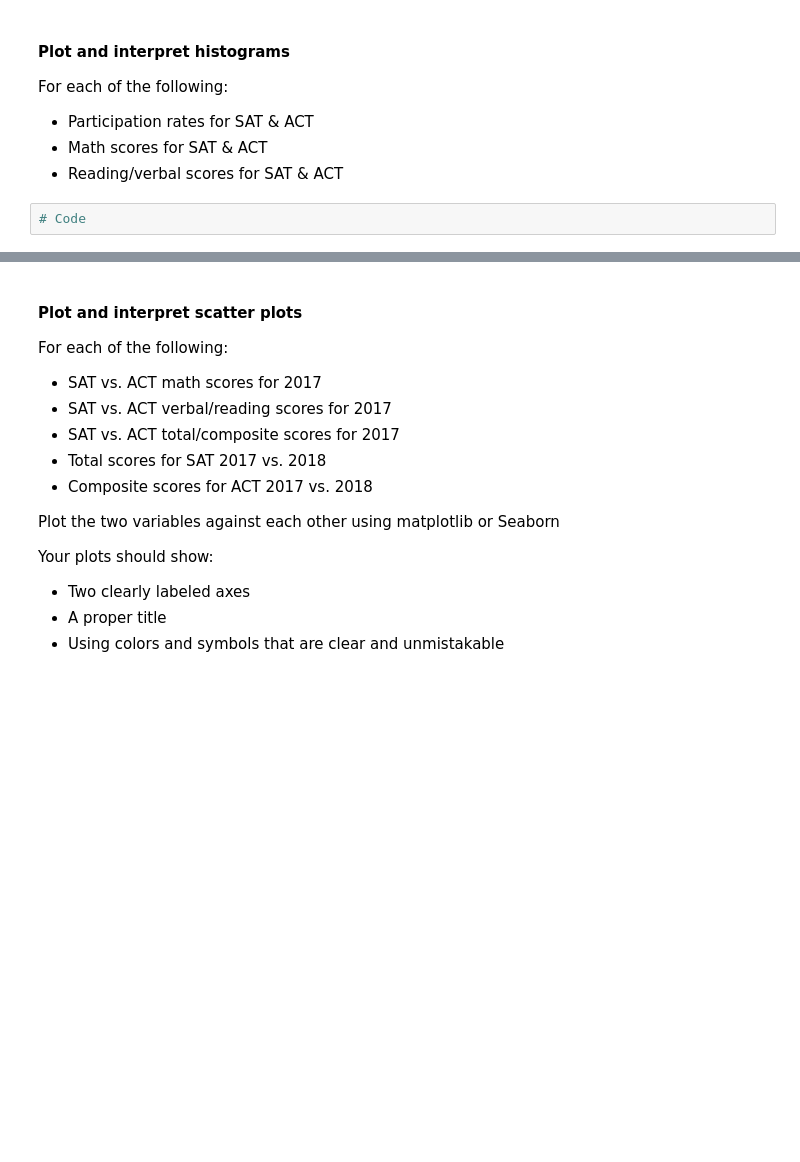
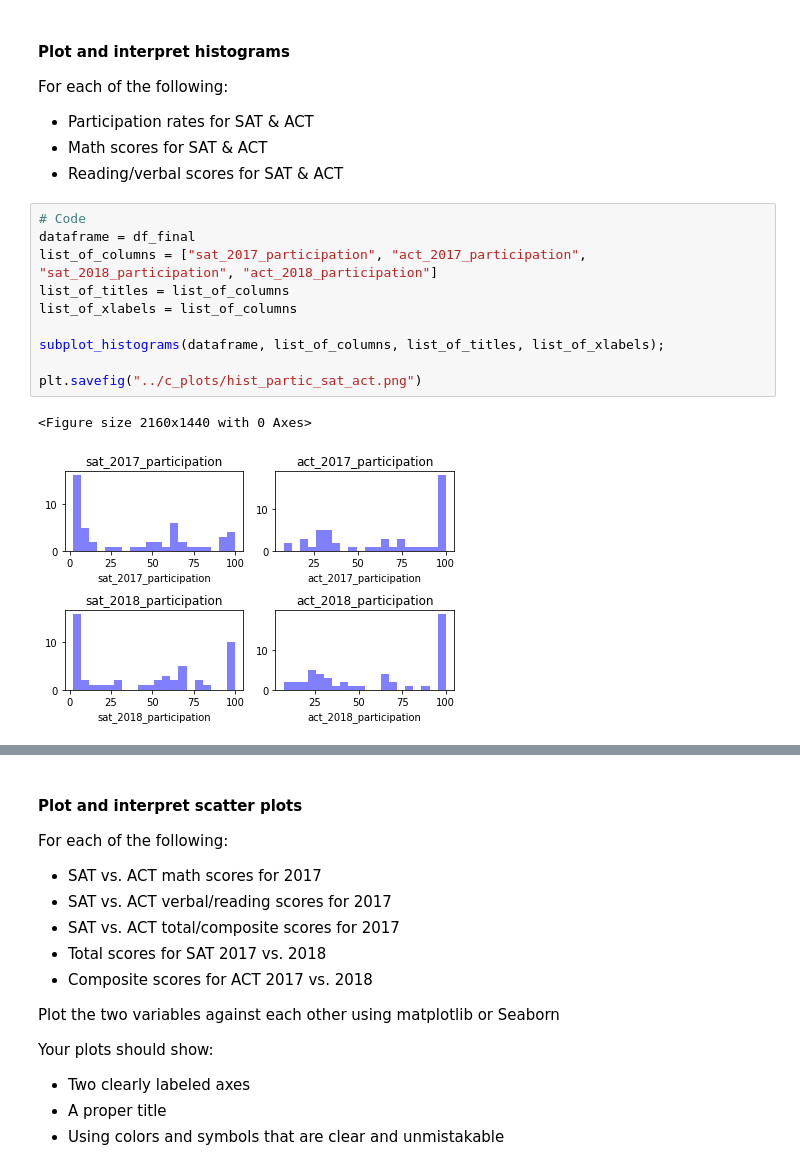
Before and after one commit to saiedmighani/EDA_analysis_SAT_tests, a Jupyter notebook: b_codes/c_VIZ.ipynb, the cells around one changed output, grey strips where cells are left out. Saved outputs shown, nothing was run; the diff lists cells and outputs as text; blank space fills up the shorter version.

```diff
--- a/b_codes/c_VIZ.ipynb
+++ b/b_codes/c_VIZ.ipynb
@@ -102,5 +113,16 @@ For each of the following:
 - Participation rates for SAT & ACT
 - Math scores for SAT & ACT
 - Reading/verbal scores for SAT & ACT
-# %%
-# Code
+# %%
+# Code
+dataframe = df_final
+list_of_columns = ["sat_2017_participation", "act_2017_participation", "sat_2018_participation", "act_2018_participation"]
+list_of_titles = list_of_columns
+list_of_xlabels = list_of_columns
+
+subplot_histograms(dataframe, list_of_columns, list_of_titles, list_of_xlabels);
+
+plt.savefig("../c_plots/hist_partic_sat_act.png")
+# %% [output]
+<Figure size 2160x1440 with 0 Axes>
+[figure, added]
```
Also changed, not shown: parts of 8 cells of this notebook, 5 other files.
